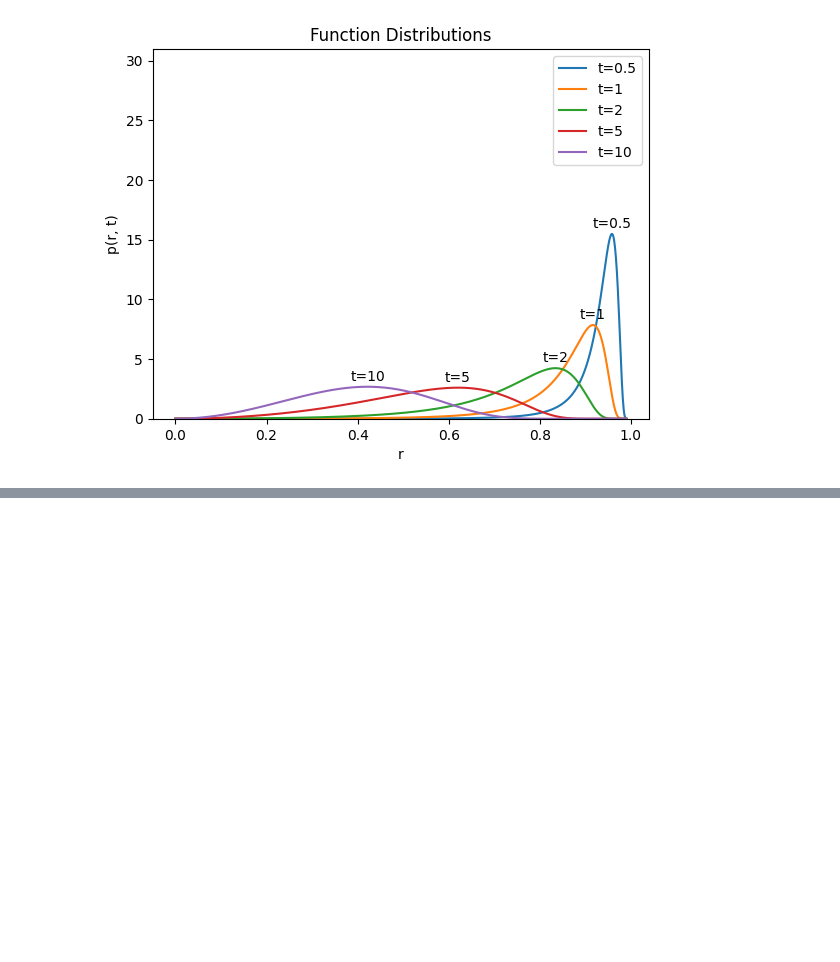
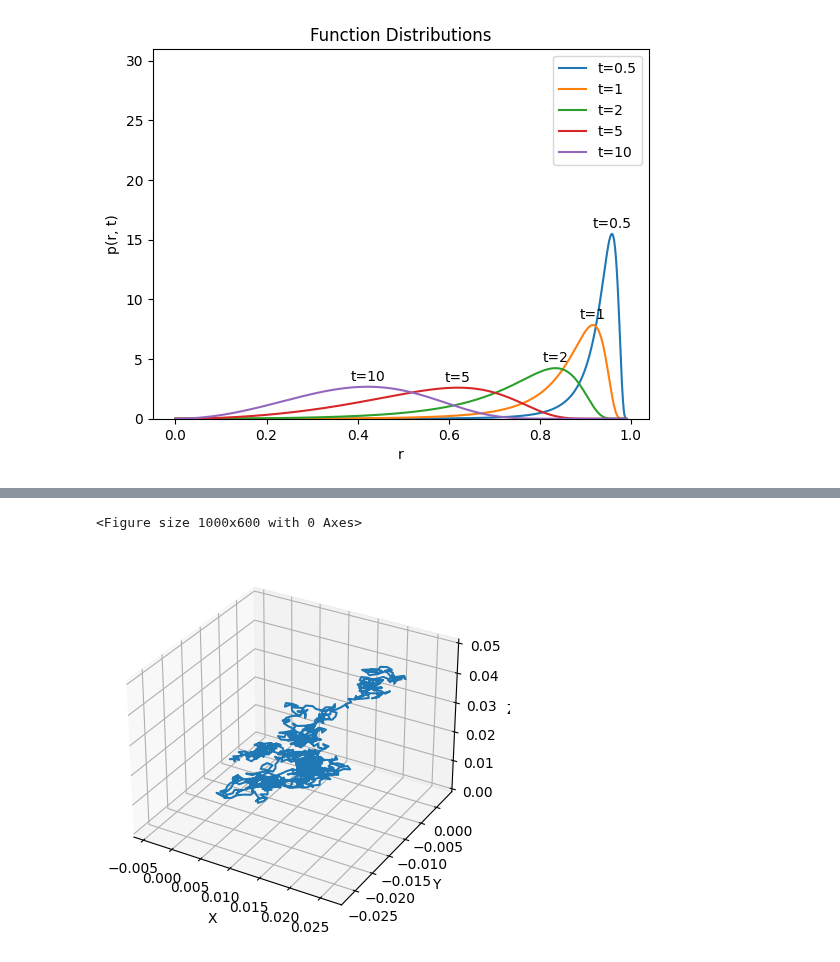
Before and after one commit to B-hub-hue/Python.exam_polymer, a Jupyter notebook: Python_exam_py.ipynb, the cells around one changed output, grey strips where cells are left out. Drawn from its saved outputs; the diff is of its cells as text; code cells hidden in the pictures; blank space fills up the shorter version.

```diff
--- a/Python_exam_py.ipynb
+++ b/Python_exam_py.ipynb
@@ -47,44 +112,47 @@ import matplotlib.pyplot as plt
 from mpl_toolkits.mplot3d import Axes3D
 
 # Parameters
-lP = 10  # persistence length
+lP = 0.05  # persistence length
 L = 1  # total contour length
 dL = 0.001   # segment length
 nSegments = int(L / dL)  # number of segments
 
 # Initialize the chain
 r = np.zeros((nSegments, 3))  # positions of the segments
 t = np.zeros((nSegments, 3))  # tangent vectors of the segments
 
 # Start with the first segment
 t[0] = np.random.normal(size=3)  # random initial direction
 t[0] /= np.linalg.norm(t[0])  # normalize
 
 # Iteratively generate the chain
 for i in range(1, nSegments):
     theta = np.random.normal(0, np.sqrt(dL / lP))  # small angle
     phi = np.random.uniform(0, 2 * np.pi)  # azimuthal angle
 
     # Update the tangent vector using spherical coordinates
     R = np.array([[np.cos(phi), -np.sin(phi), 0],
                    [np.sin(phi), np.cos(phi), 0],
                    [0, 0, 1]])
 
     t[i] = R @ t[i - 1]  # Rotate tangent vector
     t[i] /= np.linalg.norm(t[i])  # normalize
 
     # Update the position of the chain
     r[i] = r[i - 1] + dL * t[i]
-#plt.figure(figsize=(10, 6))
-#plt.hist(R, bins=30, density=True, alpha=0.7)
-# Visualize the chain
-#fig = plt.figure()
-#ax = fig.add_subplot(111, projection='3d')
-#ax.plot(r[:, 0], r[:, 1], r[:, 2])
-#ax.set_xlabel('X')
-#ax.set_ylabel('Y')
-#ax.set_zlabel('Z')
-#plt.show()
+plt.figure(figsize=(10, 6))
+
+#Visualize the chain
+fig = plt.figure()
+ax = fig.add_subplot(111, projection='3d')
+ax.plot(r[:, 0], r[:, 1], r[:, 2])
+ax.set_xlabel('X')
+ax.set_ylabel('Y')
+ax.set_zlabel('Z')
+plt.show()
+# %% [output]
+<Figure size 1000x600 with 0 Axes>
+[figure, added]
 # %%
 import numpy as np
 import matplotlib.pyplot as plt
```
Also changed, not shown: parts of 2 cells of this notebook.
